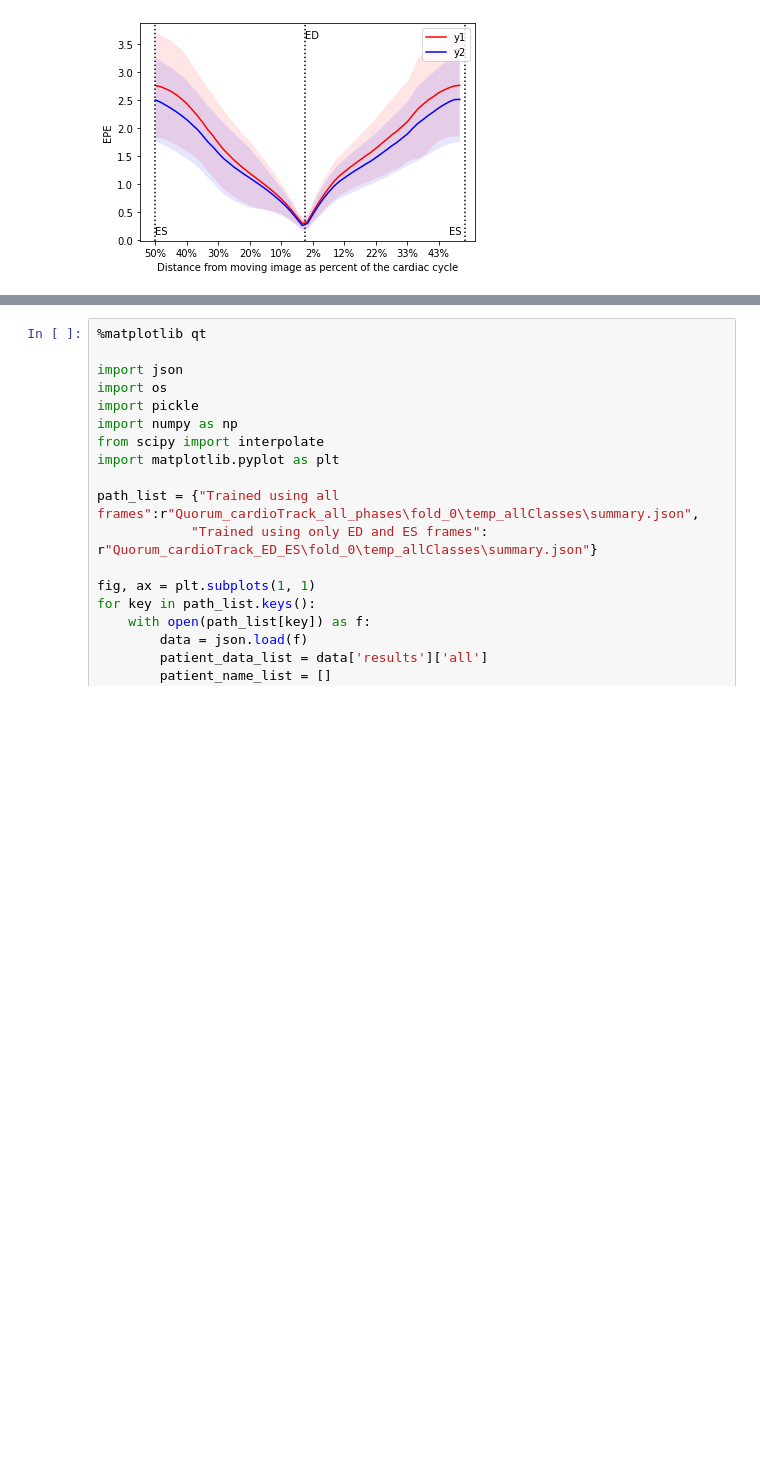
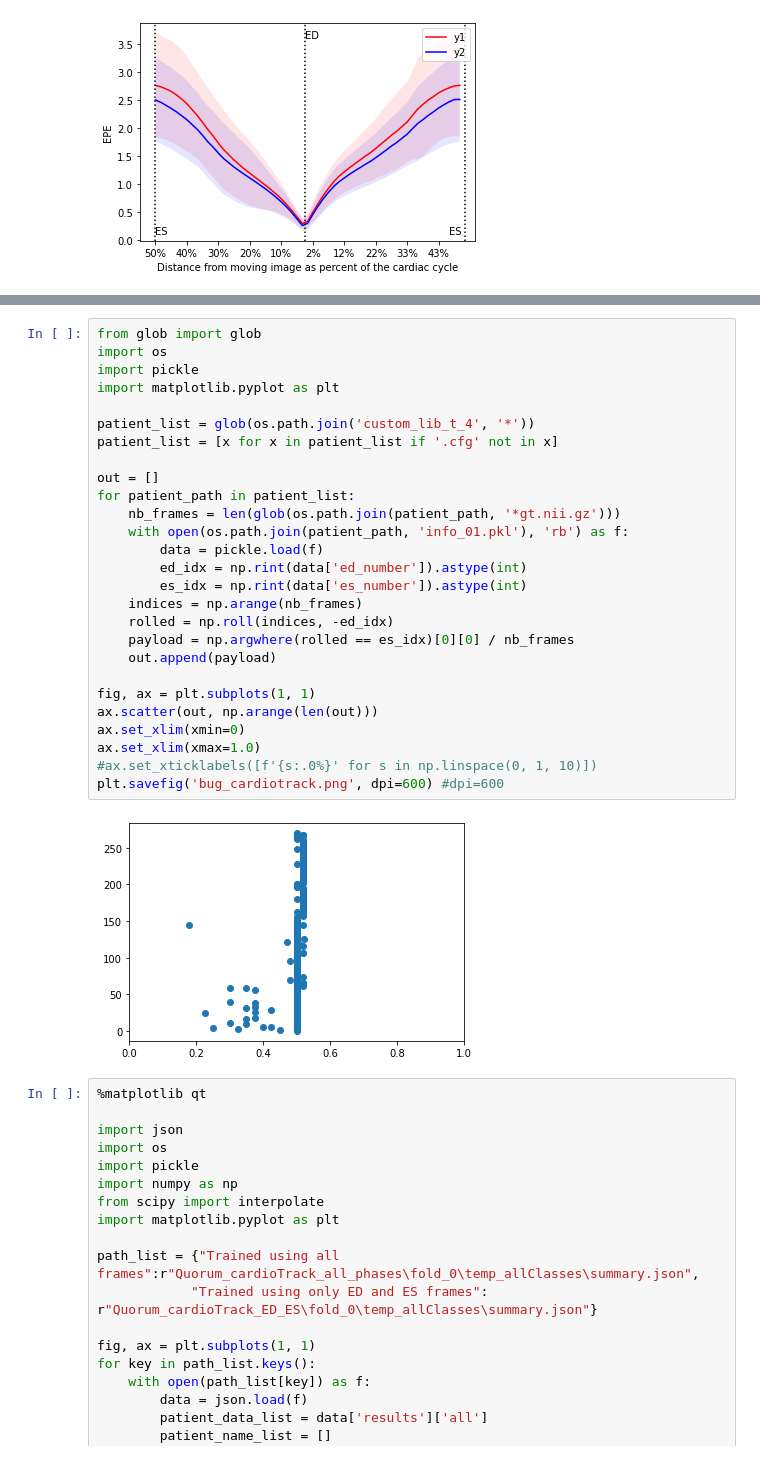
Before and after one commit to nicolas1805961/Cardiac-Segmentation-Optical-flow, a Jupyter notebook: nnunet/experiment.ipynb, the cells around one changed output, grey strips where cells are left out. Cells and saved outputs as stored; diff of their text form; blank space fills up the shorter version.

```diff
--- a/nnunet/experiment.ipynb
+++ b/nnunet/experiment.ipynb
@@ -5423,3 +5643,32 @@ plt.savefig('EPE_in_time.png', dpi=600) #dpi=600
+# %%
+from glob import glob
+import os
+import pickle
+import matplotlib.pyplot as plt
+
+patient_list = glob(os.path.join('custom_lib_t_4', '*'))
+patient_list = [x for x in patient_list if '.cfg' not in x]
+
+out = []
+for patient_path in patient_list:
+    nb_frames = len(glob(os.path.join(patient_path, '*gt.nii.gz')))
+    with open(os.path.join(patient_path, 'info_01.pkl'), 'rb') as f:
+        data = pickle.load(f)
+        ed_idx = np.rint(data['ed_number']).astype(int)
+        es_idx = np.rint(data['es_number']).astype(int)
+    indices = np.arange(nb_frames)
+    rolled = np.roll(indices, -ed_idx)
+    payload = np.argwhere(rolled == es_idx)[0][0] / nb_frames
+    out.append(payload)
+
+fig, ax = plt.subplots(1, 1)
+ax.scatter(out, np.arange(len(out)))
+ax.set_xlim(xmin=0)
+ax.set_xlim(xmax=1.0)
+#ax.set_xticklabels([f'{s:.0%}' for s in np.linspace(0, 1, 10)])
+plt.savefig('bug_cardiotrack.png', dpi=600) #dpi=600
+# %% [output]
+[figure, added]
 # %%
 %matplotlib qt
 
```
Also changed, not shown: parts of 15 cells of this notebook, 48 other files.
